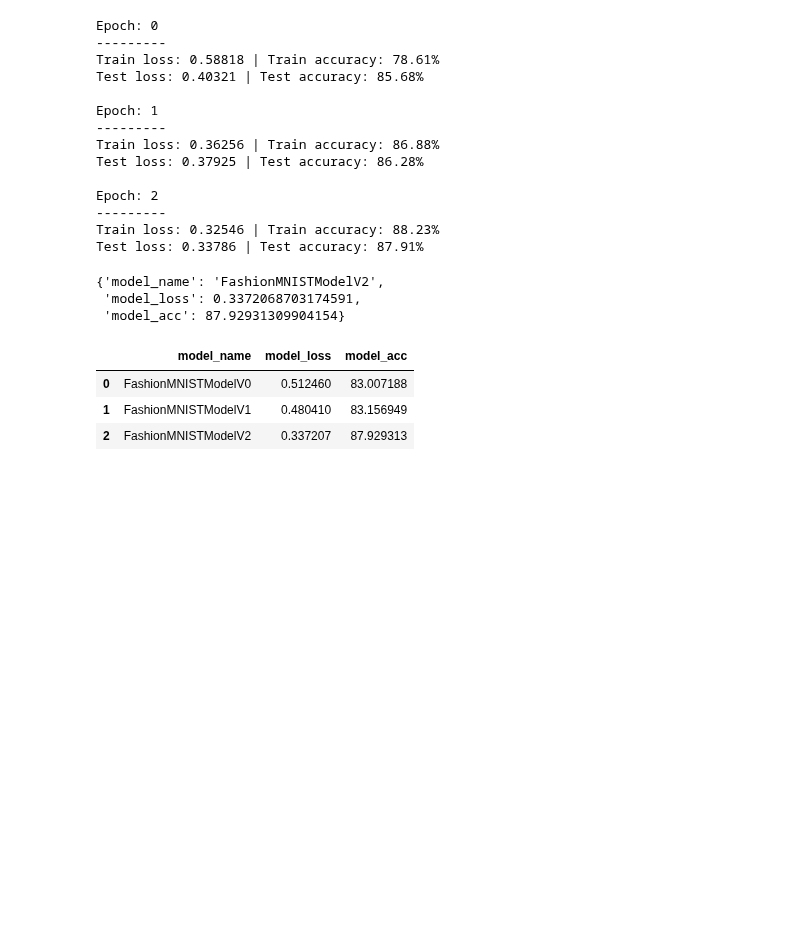
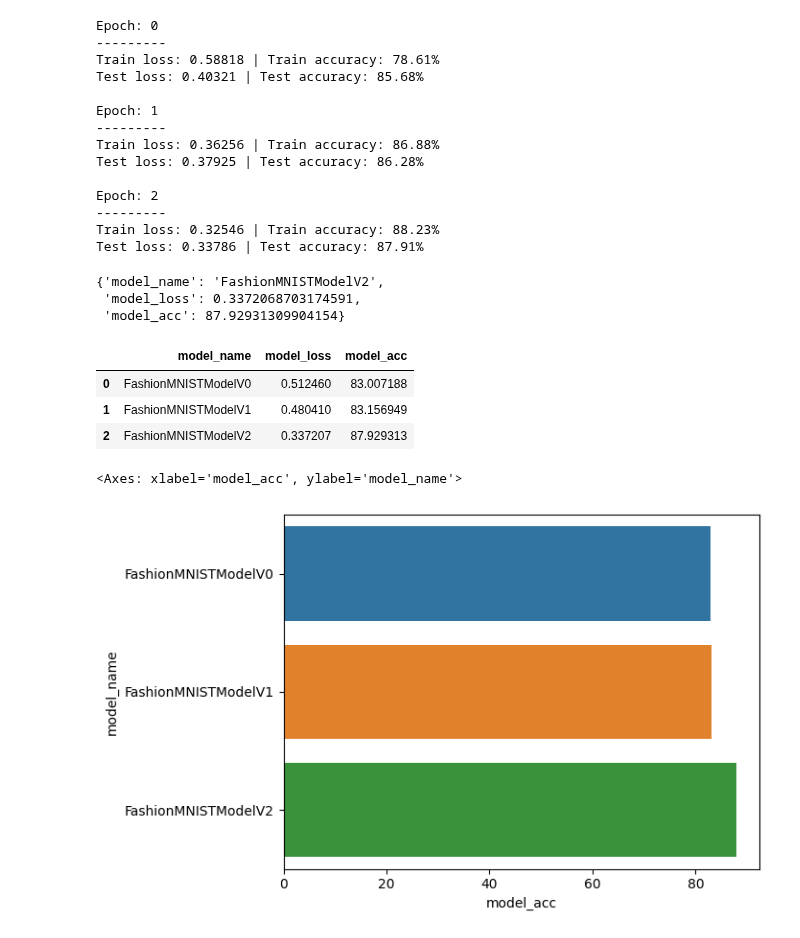
Before and after one commit to Ankush610/DataScience, a Jupyter notebook: notebooks/5_Intro_to_Deep_Learning/8_deep_learning_cnn.ipynb, the cells around one changed output. Saved outputs shown, nothing was run; the diff lists cells and outputs as text; code cells hidden in the pictures; blank space fills up the shorter version.

```diff
--- a/notebooks/5_Intro_to_Deep_Learning/8_deep_learning_cnn.ipynb
+++ b/notebooks/5_Intro_to_Deep_Learning/8_deep_learning_cnn.ipynb
@@ -920,3 +920,9 @@ compare_results
 | 0 | FashionMNISTModelV0 | 0.512460 | 83.007188 |
 | 1 | FashionMNISTModelV1 | 0.480410 | 83.156949 |
 | 2 | FashionMNISTModelV2 | 0.337207 | 87.929313 |
+# %%
+import seaborn as sns
+sns.barplot(y=compare_results['model_name'],x=compare_results['model_acc'],hue=compare_results['model_name'],)
+# %% [output]
+<Axes: xlabel='model_acc', ylabel='model_name'>
+[figure, added]
```
